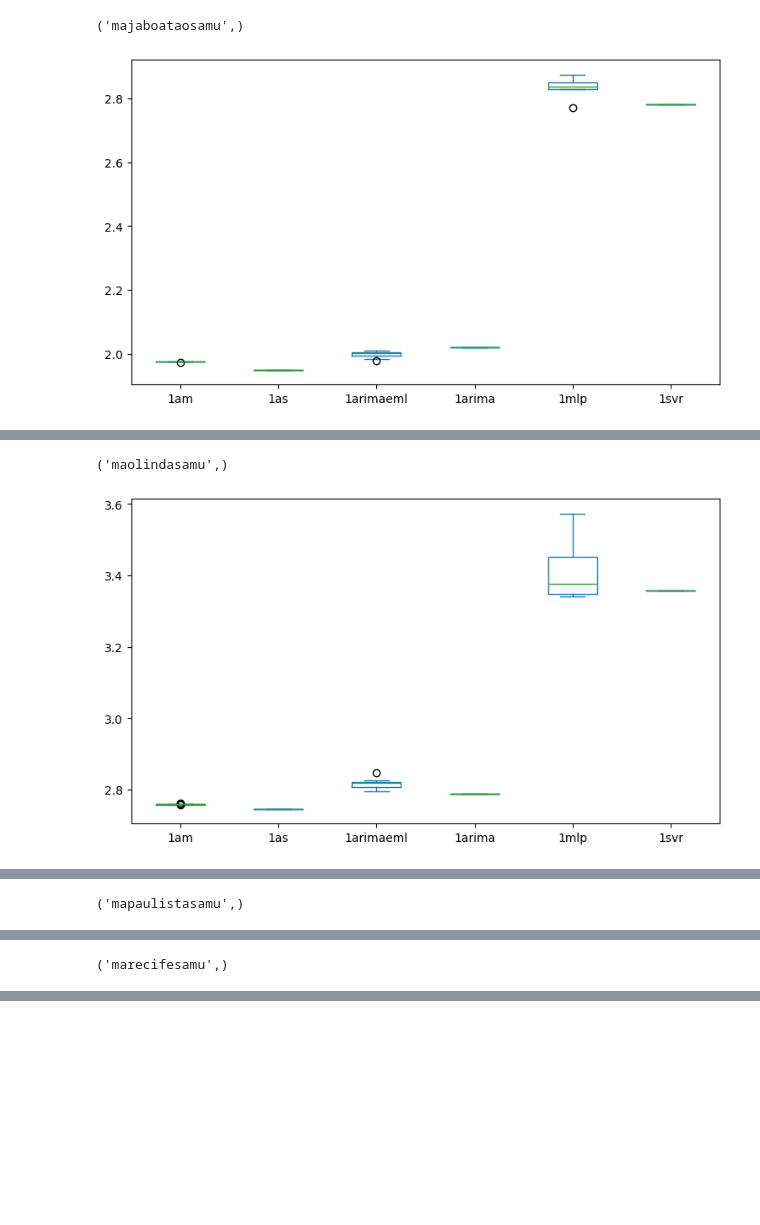
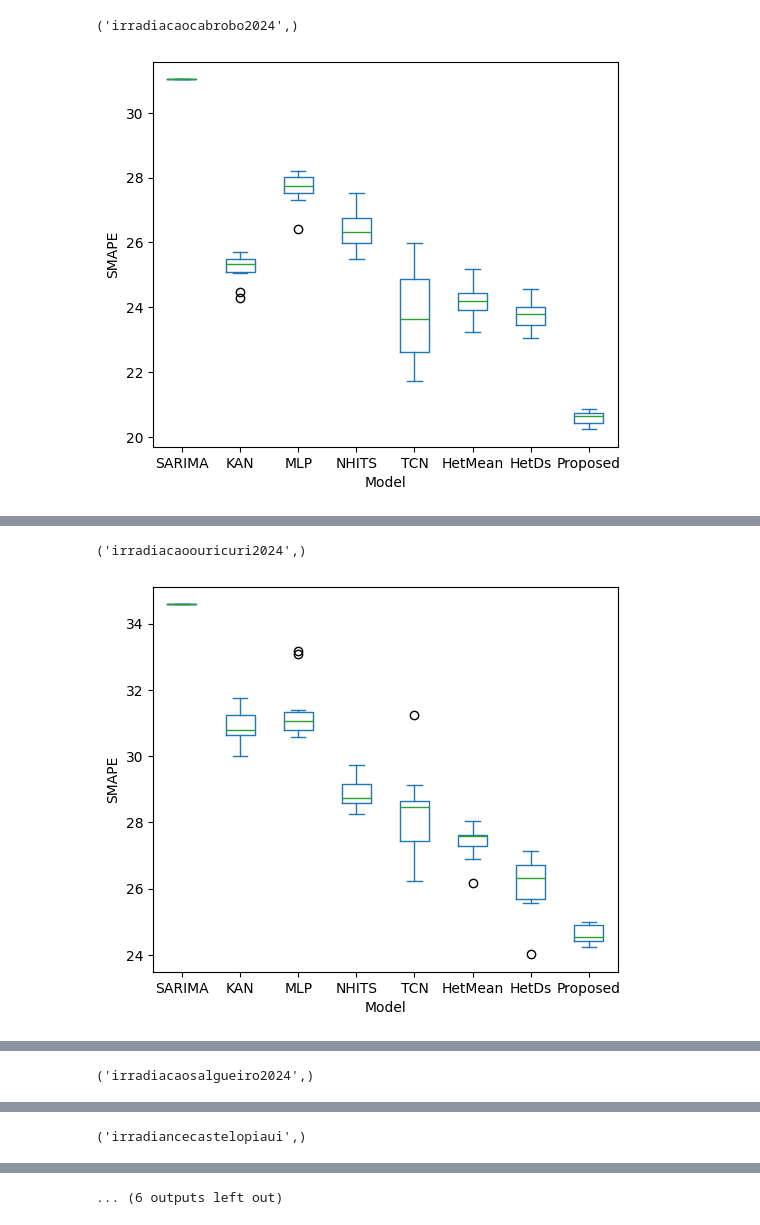
Before and after one commit to domingos108/experiments, a Jupyter notebook: notebook/calculate_metrics.ipynb, the cells around one changed output, grey strips where cells are left out. Drawn from its saved outputs; the diff is of its cells as text; code cells hidden in the pictures; blank space fills up the shorter version.

Commit message:
novas series de irradiacao e windspeed

```diff
--- a/notebook/calculate_metrics.ipynb
+++ b/notebook/calculate_metrics.ipynb
@@ -5,6 +5,6 @@ from metrics import metrics
 from model import generics
 from scipy.stats import wilcoxon
 pd.set_option('display.max_rows', 2000)
-
+pd.set_option('display.max_columns', 2000)
 %load_ext autoreload
 %autoreload 2
@@ -11,4 +14,4 @@ pd.set_option('display.max_rows', 2000)
 # %%
-experiment_id = 'irradiance'
+experiment_id = 'hourwindspeed'
 # %%
-df_mean_metrics, df_all_metrics, df_prevs = metrics.open_fold_result(experiment_id)
+df_mean_metrics, df_all_metrics, df_prevs = metrics.open_fold_result(experiment_id, normalize=False)
@@ -109,35 +163,61 @@ def get_hipotesis(metrics_p1, metrics_p2):
     else:
         stat, p = wilcoxon(metrics_p1, metrics_p2, alternative='less')
         if p > alpha:
              to_print = '\'-'
         else:
             to_print = '\'+'
         #print('Different distribution (reject H0)')
 
     return to_print
 
 def columns_x_columns(df_pivot):
     all_comparasion = []
     for c1 in df_pivot.columns:
         result_base = {}
         result_base['base'] = c1
         for c2 in df_pivot.columns:
             if c1!=c2:
                 result = get_hipotesis(df_pivot[c1], df_pivot[c2])
                 result_base[c2] = result
             else:
                 result_base[c2] = '\'='
         all_comparasion.append(result_base)
-    display(pd.DataFrame(all_comparasion))
+
+    df_result = pd.DataFrame(all_comparasion)
+
+    display(df_result[df_result['base'] == '1svrbagg500.80.8rc100k20'])
 
 all_execs = []
 for key, df_serie in df_all_metrics.groupby(['ts']):
     print(key)
-    df_pivot = df_serie.pivot(columns= 'model', values='RMSE' )
+    df_pivot = df_serie.pivot(columns= 'model', values='SMAPE' )
     df_pivot = df_pivot.ffill()
-    df_serie.pivot(columns= 'model', values='MAPE' )[['1am', '1as', '1arimaeml', '1arima', '1mlp', '1svr']].plot.box(figsize = (9,5))
+    to_plot = df_serie.pivot(columns= 'model', values='SMAPE' )[[
+        '1arima',
+        '1kanval',
+        '1mlp',
+        '1nhits',
+        '1tcn',
+        'combmean',
+        'hmrc20k3',
+       '1svrbagg500.80.8rc100k20']
+        ]
+
+    ax = to_plot.rename(columns={
+        '1arima': 'SARIMA',
+        '1kanval': 'KAN',
+        '1mlp': 'MLP',
+        '1nhits':"NHITS",
+        '1tcn': 'TCN',
+        'combmean': 'HetMean',
+        'hmrc20k3': 'HetDs',
+       '1svrbagg500.80.8rc100k20': 'Proposed'
+    }).plot.box(figsize = (6,5))
+    ax.set_ylabel('SMAPE')
+    ax.set_xlabel('Model')
+    plt.savefig(f'box{key[0]}.pdf', format='pdf', bbox_inches='tight')
     plt.show()
     columns_x_columns(df_pivot)
 # %% [output]
-('majaboataosamu',)
+('irradiacaocabrobo2024',)
-[figure, old version]
+[figure, new version]
@@ -154,2 +226,2 @@ for key, df_serie in df_all_metrics.groupby(['ts']):
-('maolindasamu',)
+('irradiacaoouricuri2024',)
-[figure, old version]
+[figure, new version]
@@ -166 +230 @@ for key, df_serie in df_all_metrics.groupby(['ts']):
-('mapaulistasamu',)
+('irradiacaosalgueiro2024',)
@@ -178 +234 @@ for key, df_serie in df_all_metrics.groupby(['ts']):
-('marecifesamu',)
+('irradiancecastelopiaui',)
@@ -189,0 +238 @@ for key, df_serie in df_all_metrics.groupby(['ts']):
+... (6 outputs left out)
```
Also changed, not shown: parts of 17 cells of this notebook, 45 other files.
